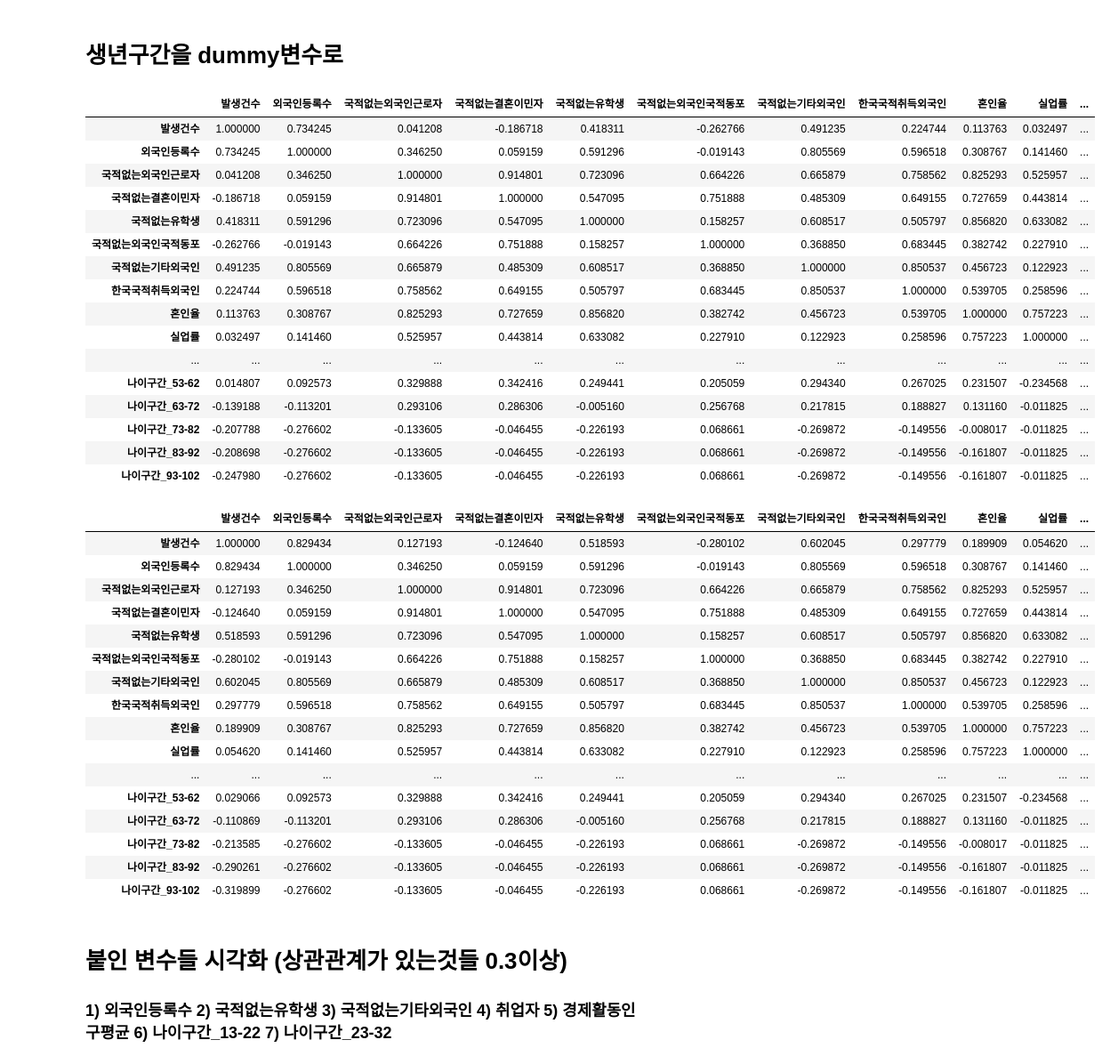
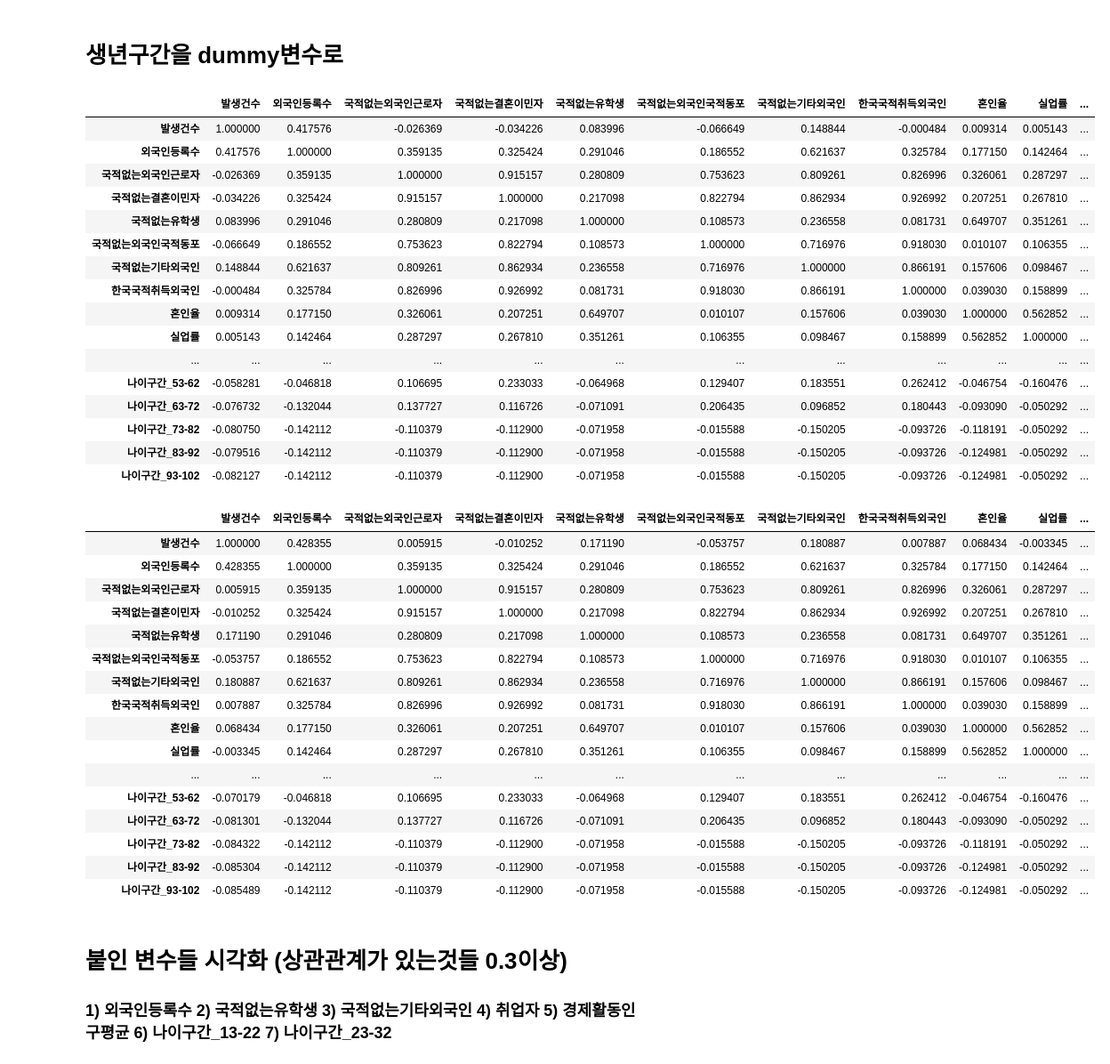
Before and after one commit to S-SIRIUS/Fraud-factor-analysis, a Jupyter notebook: 시+나이 회귀분석2.ipynb, the cells around one changed output. Shown at 89% size. Drawn from its saved outputs; the diff is of its cells as text; code cells hidden in the pictures.

```diff
--- a/시+나이 회귀분석2.ipynb
+++ b/시+나이 회귀분석2.ipynb
@@ -1371,0 +1487,4 @@ victim_Old_DF.corr(method='spearman')
+# %%
+a_move.rename(columns={'0~4세':2, '5~9세':7, '10~14세':12, '15~19세':17, '20~24세':22, '25~29세':27,'30~34세':32, '35~39세':37,
+               '40~44세':42, '45~49세':47, '50~54세':52, '55~59세':57, '60~64세':62, '65~69세':67, '70~74세':72,
+               '75~79세':77, '80세이상':80}, inplace=True)
@@ -1371,0 +1512,2 @@ victim_Old_DF.corr(method='spearman')
+# %%
+tempdf6=suspect_Old_DF.copy()
@@ -1371,0 +1554,10 @@ victim_Old_DF.corr(method='spearman')
+# %%
+def make_p_move(row, economic_activity):
+    if (row.나이구간==0):
+        return 0
+    else:
+        df=economic_activity[(economic_activity['광역시도명']==row.광역시도명)]
+        return df[row.나이구간].values[0]
+# %%
+suspect_Old_DF['순이동량']=tempdf6.apply(lambda x: make_p_move(x, a_move),axis=1)
+victim_Old_DF['순이동량']=tempdf6.apply(lambda x: make_p_move(x, a_move),axis=1)
@@ -1380,45 +1621,45 @@ victim_Old_DF=pd.get_dummies(victim_Old_DF, columns = ['나이구간'])
 # %%
 pd.set_option('display.max_columns', None)
 # %%
-suspect_Old_DF.corr(method='spearman')
+suspect_Old_DF.corr()
 # %% [output]
 |  | 발생건수 | 외국인등록수 | 국적없는외국인근로자 | 국적없는결혼이민자 | 국적없는유학생 | 국적없는외국인국적동포 | 국적없는기타외국인 | 한국국적취득외국인 | 혼인율 | 실업률 | ... |
-| 발생건수 | 1.000000 | 0.734245 | 0.041208 | -0.186718 | 0.418311 | -0.262766 | 0.491235 | 0.224744 | 0.113763 | 0.032497 | ... |
-| 외국인등록수 | 0.734245 | 1.000000 | 0.346250 | 0.059159 | 0.591296 | -0.019143 | 0.805569 | 0.596518 | 0.308767 | 0.141460 | ... |
-| 국적없는외국인근로자 | 0.041208 | 0.346250 | 1.000000 | 0.914801 | 0.723096 | 0.664226 | 0.665879 | 0.758562 | 0.825293 | 0.525957 | ... |
-| 국적없는결혼이민자 | -0.186718 | 0.059159 | 0.914801 | 1.000000 | 0.547095 | 0.751888 | 0.485309 | 0.649155 | 0.727659 | 0.443814 | ... |
-| 국적없는유학생 | 0.418311 | 0.591296 | 0.723096 | 0.547095 | 1.000000 | 0.158257 | 0.608517 | 0.505797 | 0.856820 | 0.633082 | ... |
-| 국적없는외국인국적동포 | -0.262766 | -0.019143 | 0.664226 | 0.751888 | 0.158257 | 1.000000 | 0.368850 | 0.683445 | 0.382742 | 0.227910 | ... |
-| 국적없는기타외국인 | 0.491235 | 0.805569 | 0.665879 | 0.485309 | 0.608517 | 0.368850 | 1.000000 | 0.850537 | 0.456723 | 0.122923 | ... |
-| 한국국적취득외국인 | 0.224744 | 0.596518 | 0.758562 | 0.649155 | 0.505797 | 0.683445 | 0.850537 | 1.000000 | 0.539705 | 0.258596 | ... |
-| 혼인율 | 0.113763 | 0.308767 | 0.825293 | 0.727659 | 0.856820 | 0.382742 | 0.456723 | 0.539705 | 1.000000 | 0.757223 | ... |
-| 실업률 | 0.032497 | 0.141460 | 0.525957 | 0.443814 | 0.633082 | 0.227910 | 0.122923 | 0.258596 | 0.757223 | 1.000000 | ... |
+| 발생건수 | 1.000000 | 0.417576 | -0.026369 | -0.034226 | 0.083996 | -0.066649 | 0.148844 | -0.000484 | 0.009314 | 0.005143 | ... |
+| 외국인등록수 | 0.417576 | 1.000000 | 0.359135 | 0.325424 | 0.291046 | 0.186552 | 0.621637 | 0.325784 | 0.177150 | 0.142464 | ... |
+| 국적없는외국인근로자 | -0.026369 | 0.359135 | 1.000000 | 0.915157 | 0.280809 | 0.753623 | 0.809261 | 0.826996 | 0.326061 | 0.287297 | ... |
+| 국적없는결혼이민자 | -0.034226 | 0.325424 | 0.915157 | 1.000000 | 0.217098 | 0.822794 | 0.862934 | 0.926992 | 0.207251 | 0.267810 | ... |
+| 국적없는유학생 | 0.083996 | 0.291046 | 0.280809 | 0.217098 | 1.000000 | 0.108573 | 0.236558 | 0.081731 | 0.649707 | 0.351261 | ... |
+| 국적없는외국인국적동포 | -0.066649 | 0.186552 | 0.753623 | 0.822794 | 0.108573 | 1.000000 | 0.716976 | 0.918030 | 0.010107 | 0.106355 | ... |
+| 국적없는기타외국인 | 0.148844 | 0.621637 | 0.809261 | 0.862934 | 0.236558 | 0.716976 | 1.000000 | 0.866191 | 0.157606 | 0.098467 | ... |
+| 한국국적취득외국인 | -0.000484 | 0.325784 | 0.826996 | 0.926992 | 0.081731 | 0.918030 | 0.866191 | 1.000000 | 0.039030 | 0.158899 | ... |
+| 혼인율 | 0.009314 | 0.177150 | 0.326061 | 0.207251 | 0.649707 | 0.010107 | 0.157606 | 0.039030 | 1.000000 | 0.562852 | ... |
+| 실업률 | 0.005143 | 0.142464 | 0.287297 | 0.267810 | 0.351261 | 0.106355 | 0.098467 | 0.158899 | 0.562852 | 1.000000 | ... |
 | ... | ... | ... | ... | ... | ... | ... | ... | ... | ... | ... | ... |
-| 나이구간_53-62 | 0.014807 | 0.092573 | 0.329888 | 0.342416 | 0.249441 | 0.205059 | 0.294340 | 0.267025 | 0.231507 | -0.234568 | ... |
-| 나이구간_63-72 | -0.139188 | -0.113201 | 0.293106 | 0.286306 | -0.005160 | 0.256768 | 0.217815 | 0.188827 | 0.131160 | -0.011825 | ... |
-| 나이구간_73-82 | -0.207788 | -0.276602 | -0.133605 | -0.046455 | -0.226193 | 0.068661 | -0.269872 | -0.149556 | -0.008017 | -0.011825 | ... |
-| 나이구간_83-92 | -0.208698 | -0.276602 | -0.133605 | -0.046455 | -0.226193 | 0.068661 | -0.269872 | -0.149556 | -0.161807 | -0.011825 | ... |
-| 나이구간_93-102 | -0.247980 | -0.276602 | -0.133605 | -0.046455 | -0.226193 | 0.068661 | -0.269872 | -0.149556 | -0.161807 | -0.011825 | ... |
+| 나이구간_53-62 | -0.058281 | -0.046818 | 0.106695 | 0.233033 | -0.064968 | 0.129407 | 0.183551 | 0.262412 | -0.046754 | -0.160476 | ... |
+| 나이구간_63-72 | -0.076732 | -0.132044 | 0.137727 | 0.116726 | -0.071091 | 0.206435 | 0.096852 | 0.180443 | -0.093090 | -0.050292 | ... |
+| 나이구간_73-82 | -0.080750 | -0.142112 | -0.110379 | -0.112900 | -0.071958 | -0.015588 | -0.150205 | -0.093726 | -0.118191 | -0.050292 | ... |
+| 나이구간_83-92 | -0.079516 | -0.142112 | -0.110379 | -0.112900 | -0.071958 | -0.015588 | -0.150205 | -0.093726 | -0.124981 | -0.050292 | ... |
+| 나이구간_93-102 | -0.082127 | -0.142112 | -0.110379 | -0.112900 | -0.071958 | -0.015588 | -0.150205 | -0.093726 | -0.124981 | -0.050292 | ... |
 # %%
-victim_Old_DF.corr(method='spearman')
+victim_Old_DF.corr()
 # %% [output]
 |  | 발생건수 | 외국인등록수 | 국적없는외국인근로자 | 국적없는결혼이민자 | 국적없는유학생 | 국적없는외국인국적동포 | 국적없는기타외국인 | 한국국적취득외국인 | 혼인율 | 실업률 | ... |
-| 발생건수 | 1.000000 | 0.829434 | 0.127193 | -0.124640 | 0.518593 | -0.280102 | 0.602045 | 0.297779 | 0.189909 | 0.054620 | ... |
-| 외국인등록수 | 0.829434 | 1.000000 | 0.346250 | 0.059159 | 0.591296 | -0.019143 | 0.805569 | 0.596518 | 0.308767 | 0.141460 | ... |
-| 국적없는외국인근로자 | 0.127193 | 0.346250 | 1.000000 | 0.914801 | 0.723096 | 0.664226 | 0.665879 | 0.758562 | 0.825293 | 0.525957 | ... |
-| 국적없는결혼이민자 | -0.124640 | 0.059159 | 0.914801 | 1.000000 | 0.547095 | 0.751888 | 0.485309 | 0.649155 | 0.727659 | 0.443814 | ... |
-| 국적없는유학생 | 0.518593 | 0.591296 | 0.723096 | 0.547095 | 1.000000 | 0.158257 | 0.608517 | 0.505797 | 0.856820 | 0.633082 | ... |
-| 국적없는외국인국적동포 | -0.280102 | -0.019143 | 0.664226 | 0.751888 | 0.158257 | 1.000000 | 0.368850 | 0.683445 | 0.382742 | 0.227910 | ... |
-| 국적없는기타외국인 | 0.602045 | 0.805569 | 0.665879 | 0.485309 | 0.608517 | 0.368850 | 1.000000 | 0.850537 | 0.456723 | 0.122923 | ... |
-| 한국국적취득외국인 | 0.297779 | 0.596518 | 0.758562 | 0.649155 | 0.505797 | 0.683445 | 0.850537 | 1.000000 | 0.539705 | 0.258596 | ... |
-| 혼인율 | 0.189909 | 0.308767 | 0.825293 | 0.727659 | 0.856820 | 0.382742 | 0.456723 | 0.539705 | 1.000000 | 0.757223 | ... |
-| 실업률 | 0.054620 | 0.141460 | 0.525957 | 0.443814 | 0.633082 | 0.227910 | 0.122923 | 0.258596 | 0.757223 | 1.000000 | ... |
+| 발생건수 | 1.000000 | 0.428355 | 0.005915 | -0.010252 | 0.171190 | -0.053757 | 0.180887 | 0.007887 | 0.068434 | -0.003345 | ... |
+| 외국인등록수 | 0.428355 | 1.000000 | 0.359135 | 0.325424 | 0.291046 | 0.186552 | 0.621637 | 0.325784 | 0.177150 | 0.142464 | ... |
+| 국적없는외국인근로자 | 0.005915 | 0.359135 | 1.000000 | 0.915157 | 0.280809 | 0.753623 | 0.809261 | 0.826996 | 0.326061 | 0.287297 | ... |
+| 국적없는결혼이민자 | -0.010252 | 0.325424 | 0.915157 | 1.000000 | 0.217098 | 0.822794 | 0.862934 | 0.926992 | 0.207251 | 0.267810 | ... |
+| 국적없는유학생 | 0.171190 | 0.291046 | 0.280809 | 0.217098 | 1.000000 | 0.108573 | 0.236558 | 0.081731 | 0.649707 | 0.351261 | ... |
+| 국적없는외국인국적동포 | -0.053757 | 0.186552 | 0.753623 | 0.822794 | 0.108573 | 1.000000 | 0.716976 | 0.918030 | 0.010107 | 0.106355 | ... |
+| 국적없는기타외국인 | 0.180887 | 0.621637 | 0.809261 | 0.862934 | 0.236558 | 0.716976 | 1.000000 | 0.866191 | 0.157606 | 0.098467 | ... |
+| 한국국적취득외국인 | 0.007887 | 0.325784 | 0.826996 | 0.926992 | 0.081731 | 0.918030 | 0.866191 | 1.000000 | 0.039030 | 0.158899 | ... |
+| 혼인율 | 0.068434 | 0.177150 | 0.326061 | 0.207251 | 0.649707 | 0.010107 | 0.157606 | 0.039030 | 1.000000 | 0.562852 | ... |
+| 실업률 | -0.003345 | 0.142464 | 0.287297 | 0.267810 | 0.351261 | 0.106355 | 0.098467 | 0.158899 | 0.562852 | 1.000000 | ... |
 | ... | ... | ... | ... | ... | ... | ... | ... | ... | ... | ... | ... |
-| 나이구간_53-62 | 0.029066 | 0.092573 | 0.329888 | 0.342416 | 0.249441 | 0.205059 | 0.294340 | 0.267025 | 0.231507 | -0.234568 | ... |
-| 나이구간_63-72 | -0.110869 | -0.113201 | 0.293106 | 0.286306 | -0.005160 | 0.256768 | 0.217815 | 0.188827 | 0.131160 | -0.011825 | ... |
-| 나이구간_73-82 | -0.213585 | -0.276602 | -0.133605 | -0.046455 | -0.226193 | 0.068661 | -0.269872 | -0.149556 | -0.008017 | -0.011825 | ... |
-| 나이구간_83-92 | -0.290261 | -0.276602 | -0.133605 | -0.046455 | -0.226193 | 0.068661 | -0.269872 | -0.149556 | -0.161807 | -0.011825 | ... |
-| 나이구간_93-102 | -0.319899 | -0.276602 | -0.133605 | -0.046455 | -0.226193 | 0.068661 | -0.269872 | -0.149556 | -0.161807 | -0.011825 | ... |
+| 나이구간_53-62 | -0.070179 | -0.046818 | 0.106695 | 0.233033 | -0.064968 | 0.129407 | 0.183551 | 0.262412 | -0.046754 | -0.160476 | ... |
+| 나이구간_63-72 | -0.081301 | -0.132044 | 0.137727 | 0.116726 | -0.071091 | 0.206435 | 0.096852 | 0.180443 | -0.093090 | -0.050292 | ... |
+| 나이구간_73-82 | -0.084322 | -0.142112 | -0.110379 | -0.112900 | -0.071958 | -0.015588 | -0.150205 | -0.093726 | -0.118191 | -0.050292 | ... |
+| 나이구간_83-92 | -0.085304 | -0.142112 | -0.110379 | -0.112900 | -0.071958 | -0.015588 | -0.150205 | -0.093726 | -0.124981 | -0.050292 | ... |
+| 나이구간_93-102 | -0.085489 | -0.142112 | -0.110379 | -0.112900 | -0.071958 | -0.015588 | -0.150205 | -0.093726 | -0.124981 | -0.050292 | ... |
 # %% [markdown]
 # 붙인 변수들 시각화 (상관관계가 있는것들 0.3이상)
 ### 1) 외국인등록수 2) 국적없는유학생 3) 국적없는기타외국인 4) 취업자 5) 경제활동인구평균 6) 나이구간_13-22	7) 나이구간_23-32
```
Also changed, not shown: parts of 31 cells of this notebook, 2 other files.
